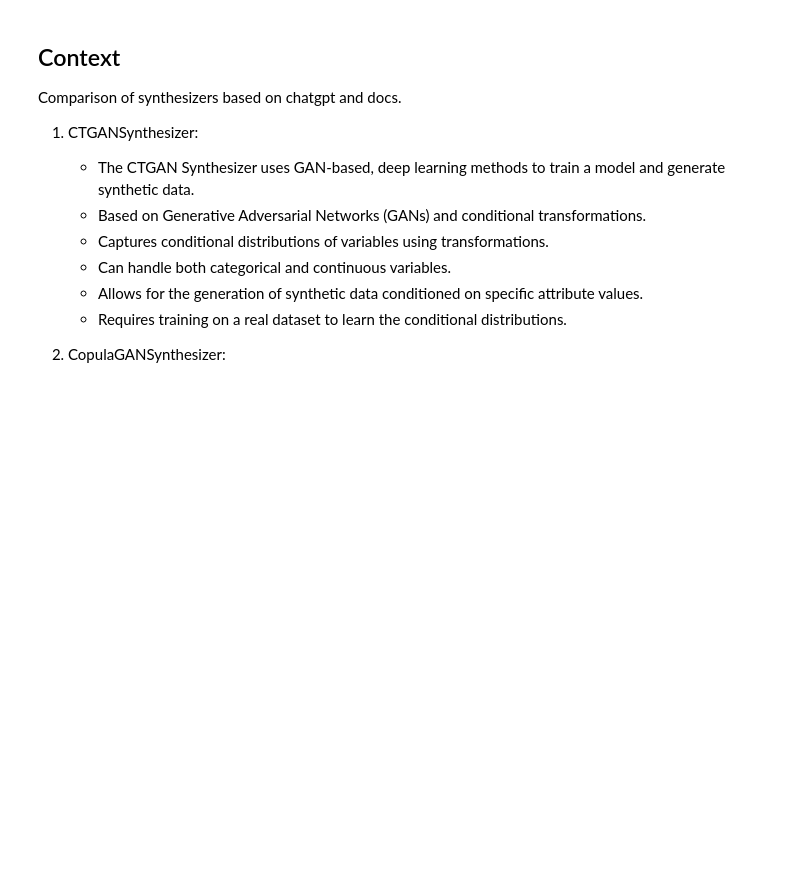
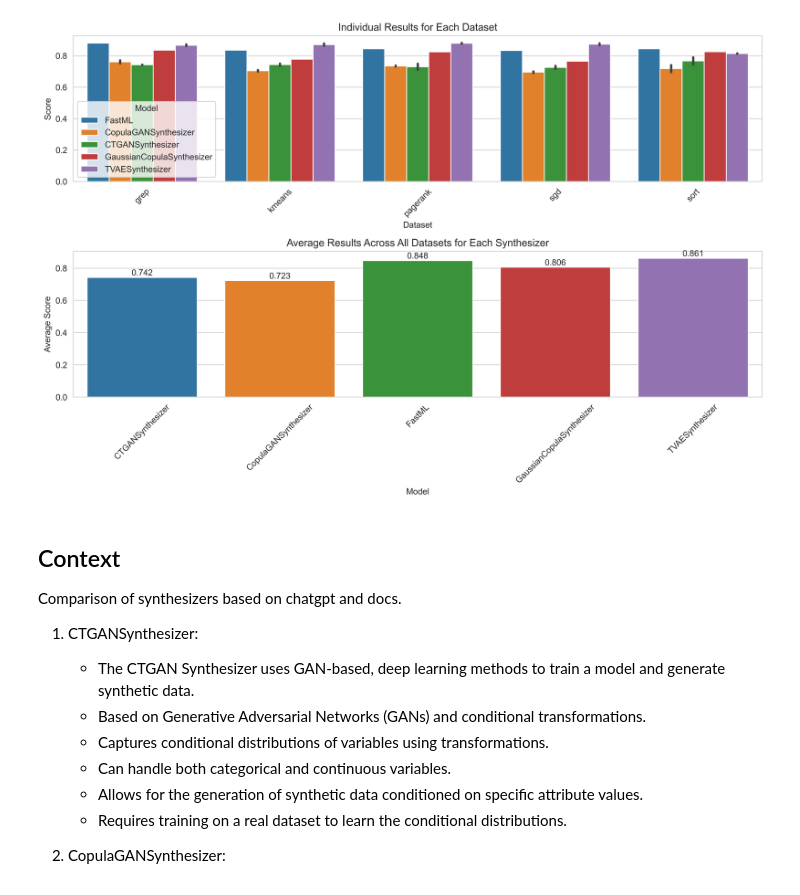
Before and after one commit to bodejan/differential-privacy-for-runtime-data, a Jupyter notebook: exploration/sdv/all/c3o_sdv_eval.ipynb, the cells around one changed output. Cells and saved outputs as stored; diff of their text form; code cells hidden in the pictures; blank space fills up the shorter version.

Commit message:
update sdv overview figure

```diff
--- a/exploration/sdv/all/c3o_sdv_eval.ipynb
+++ b/exploration/sdv/all/c3o_sdv_eval.ipynb
@@ -28,3 +28,43 @@ plt.show()
+# %%
+import pandas as pd
+import matplotlib.pyplot as plt
+import seaborn as sns
+
+# Set style for plots
+sns.set_style("whitegrid")
+
+# Create a combined bar plot with high resolution
+plt.figure(figsize=(12, 8), dpi=400)
+
+# Individual results for each dataset
+plt.subplot(2, 1, 1)
+sns.barplot(data=data, x='file', y='score', hue='model')
+plt.xlabel('Dataset')
+plt.ylabel('Score')
+plt.title('Individual Results for Each Dataset')
+plt.legend(title='Model')
+plt.xticks(rotation=45)
+
+# Average results across all datasets for each synthesizer
+average_scores = data.groupby('model')['score'].mean().reset_index()
+plt.subplot(2, 1, 2)
+sns.barplot(data=average_scores, x='model', y='score')
+plt.xlabel('Model')
+plt.ylabel('Average Score')
+plt.title('Average Results Across All Datasets for Each Synthesizer')
+plt.xticks(rotation=45)
+
+# Annotate individual scores on the top subplot
+for p in plt.gca().patches:
+    plt.gca().annotate(format(p.get_height(), '.3f'),
+                       (p.get_x() + p.get_width() / 2., p.get_height()),
+                       ha = 'center', va = 'center',
+                       xytext = (0, 5), textcoords = 'offset points')
+
+plt.tight_layout()
+plt.show()
+# %% [output]
+[figure, added]
 # %% [markdown]
 ## Context
 Comparison of synthesizers based on chatgpt and docs.
```
Also changed, not shown: parts of 1 cell of this notebook, 2 other files.
